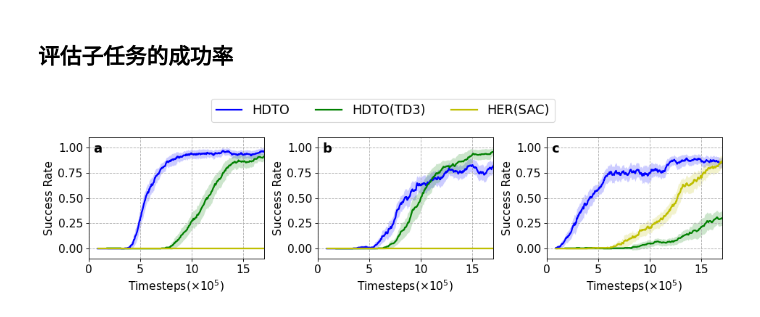
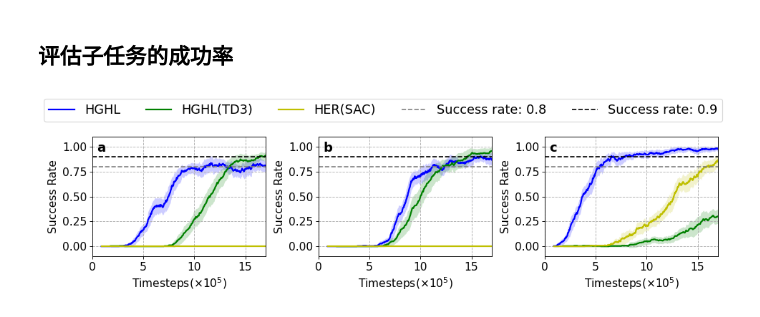
Before and after one commit to NoneJou072/MGHL, a Jupyter notebook: HDTO/data process/cubes.ipynb, the cells around one changed output. Drawn from its saved outputs; the diff is of its cells as text; code cells hidden in the pictures.

```diff
--- a/HDTO/data process/cubes.ipynb
+++ b/HDTO/data process/cubes.ipynb
@@ -10,9 +10,9 @@ import os
 # %%
 resource_dir = os.path.join(os.getcwd(), 'resources/cubes_data/')
 
-blue_sac_success_rate_frame = pd.read_csv(resource_dir + '/HDTO_MultiCubeStack-v1_num_3_seed_10_1.csv')
-green_sac_success_rate_frame = pd.read_csv(resource_dir + '/HDTO_MultiCubeStack-v1_num_3_seed_10_1_2.csv')
-red_sac_success_rate_frame = pd.read_csv(resource_dir + '/HDTO_MultiCubeStack-v1_num_3_seed_10_1_3.csv')
+blue_sac_success_rate_frame = pd.read_csv(resource_dir + '/HDTO_MultiCubeStack-v1_blue.csv')
+green_sac_success_rate_frame = pd.read_csv(resource_dir + '/HDTO_MultiCubeStack-v1_green.csv')
+red_sac_success_rate_frame = pd.read_csv(resource_dir + '/HDTO_MultiCubeStack-v1_red.csv')
 
 blue_td3_success_rate_frame = pd.read_csv(resource_dir + '/log_runs_IORL_DrawerBox-v1_num_2_seed_10_2.csv')
 green_td3_success_rate_frame = pd.read_csv(resource_dir + '/log_runs_IORL_DrawerBox-v1_num_2_seed_10_2_1.csv')
@@ -67,9 +67,9 @@ red_her_success_rate_std = red_her_success_rate.rolling(30).std()
 fig, (ax1, ax2, ax3) = plt.subplots(1, 3, figsize=(12, 3), dpi=80)
 
 # ax1
-ax1.plot(timesteps_sac, blue_sac_success_rate_mean, 'b', linewidth=2.0, label='HDTO')
+ax1.plot(timesteps_sac, blue_sac_success_rate_mean, 'b', linewidth=2.0, label='HGHL')
 ax1.fill_between(timesteps_sac, blue_sac_success_rate_mean - 0.5 * blue_sac_success_rate_std, blue_sac_success_rate_mean + 0.5 * blue_sac_success_rate_std,color='b', alpha=0.2, linewidth=0)
-ax1.plot(timesteps_td3, blue_td3_success_rate_mean, 'g', linewidth=2.0, label='HDTO(TD3)')
+ax1.plot(timesteps_td3, blue_td3_success_rate_mean, 'g', linewidth=2.0, label='HGHL(TD3)')
 ax1.fill_between(timesteps_td3, blue_td3_success_rate_mean - 0.5 * blue_td3_success_rate_std, blue_td3_success_rate_mean + 0.5 * blue_td3_success_rate_std,color='g', alpha=0.2, linewidth=0)
 ax1.plot(timesteps_her, blue_her_success_rate_mean, 'y', linewidth=2.0, label='HER(SAC)')
 ax1.fill_between(timesteps_her, blue_her_success_rate_mean - 0.5 * blue_her_success_rate_std, blue_her_success_rate_mean + 0.5 * blue_her_success_rate_std,color='y', alpha=0.2, linewidth=0)
@@ -97,31 +97,43 @@ ax2.set_ylabel('Success Rate', fontsize=14)
 ax2.tick_params(axis='both', which='major', labelsize=14)
 ax2.grid(linestyle='--')
 ax2.text(0.1, 0.95, ' b', fontsize=16, color='black', fontweight='bold')
 
 # ax3
 ax3.plot(timesteps_sac, red_sac_success_rate_mean, 'b', linewidth=2.0, label='HDTO')
 ax3.fill_between(timesteps_sac, red_sac_success_rate_mean - 0.5 * red_sac_success_rate_std, red_sac_success_rate_mean + 0.5 * red_sac_success_rate_std,color='b', alpha=0.2, linewidth=0)
 ax3.plot(timesteps_td3, red_td3_success_rate_mean, 'g', linewidth=2.0, label='HDTOxTD3')
 ax3.fill_between(timesteps_td3, red_td3_success_rate_mean - 0.5 * red_td3_success_rate_std, red_td3_success_rate_mean + 0.5 * red_td3_success_rate_std,color='g', alpha=0.2, linewidth=0)
 ax3.plot(timesteps_her, red_her_success_rate_mean, 'y', linewidth=2.0, label='HERxSAC')
 ax3.fill_between(timesteps_her, red_her_success_rate_mean - 0.5 * red_her_success_rate_std, red_her_success_rate_mean + 0.5 * red_her_success_rate_std,color='y', alpha=0.2, linewidth=0)
 
 ax3.set_xlim(0, 17)
 ax3.set_ylim(-0.1, 1.1)
 ax3.set_xlabel('Timesteps($\\times 10^5$)', fontsize=14)
 ax3.set_ylabel('Success Rate', fontsize=14)
 ax3.tick_params(axis='both', which='major', labelsize=14)
 ax3.grid(linestyle='--')
 ax3.text(0.1, 0.95, ' c', fontsize=16, color='black', fontweight='bold')
 
+# ax1 - Add vertical dashed line at y=0.8
+ax1.axhline(y=0.8, color='gray', linestyle='--', label='Success rate: 0.8')
+ax1.axhline(y=0.9, color='black', linestyle='--', label='Success rate: 0.9')
+
+# ax2 - Add vertical dashed line at y=0.8
+ax2.axhline(y=0.8, color='gray', linestyle='--', label='0.8')
+ax2.axhline(y=0.9, color='black', linestyle='--', label='0.9')
+
+# ax3 - Add vertical dashed line at y=0.8
+ax3.axhline(y=0.8, color='gray', linestyle='--', label='0.8')
+ax3.axhline(y=0.9, color='black', linestyle='--', label='0.9')
+
 # 创建共享的图例
 handles, labels = ax1.get_legend_handles_labels()
 fig.legend(handles, labels, loc='lower center', bbox_to_anchor=(0.5, 1), ncol=5, fontsize=16)
 
 plt.tight_layout()
 
 plt.savefig('resources/images/cubes-eva.png', bbox_inches='tight')
 
 plt.show()
 # %% [output]
-[figure, old version]
+[figure, new version]
```
Also changed, not shown: 25 other files.
